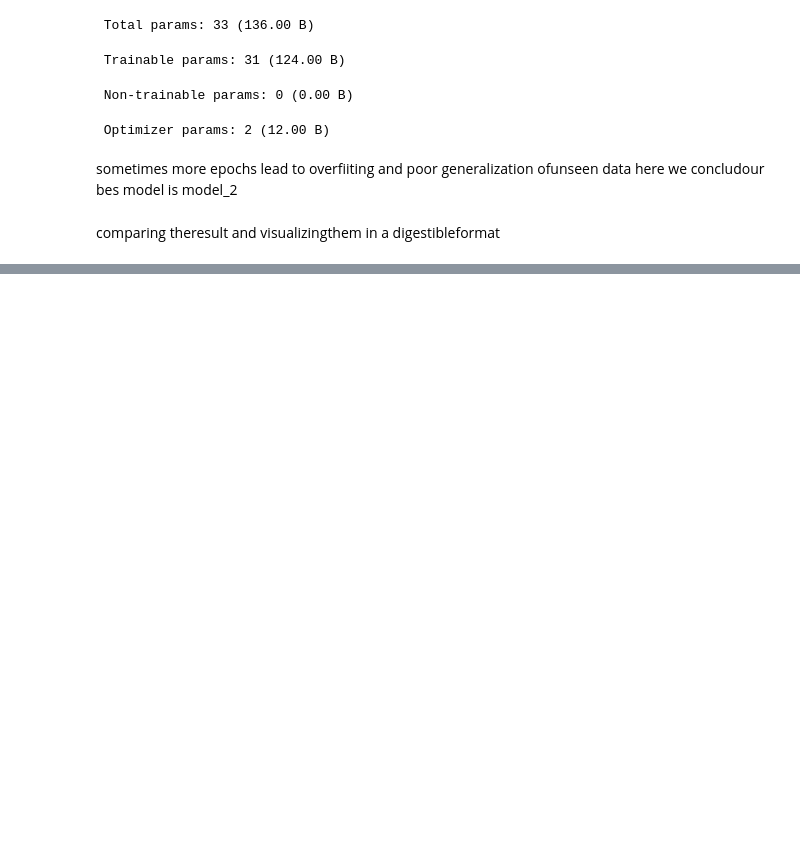
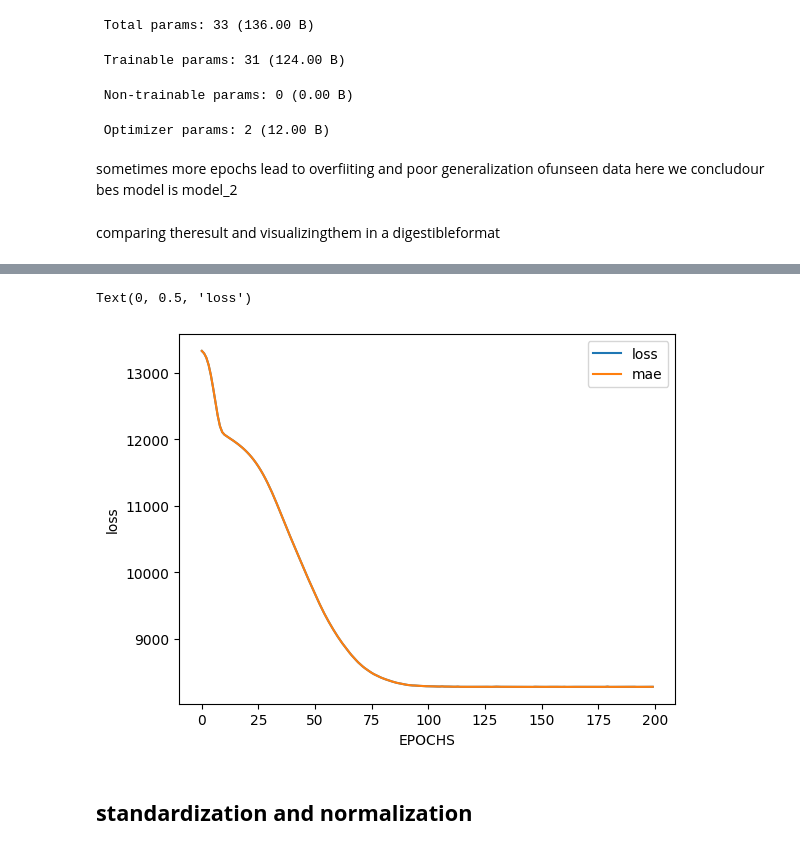
Before and after one commit to mohdabuzaransari9/tensorflow, a Jupyter notebook: file2_neural_network.ipynb, the cells around one changed output, grey strips where cells are left out. Saved outputs shown, nothing was run; the diff lists cells and outputs as text; code cells hidden in the pictures; blank space fills up the shorter version.

```diff
--- a/file2_neural_network.ipynb
+++ b/file2_neural_network.ipynb
@@ -993,0 +1274,15 @@ df
+# %%
+insurance_model2=tf.keras.Sequential([
+    tf.keras.layers.Dense(10,name="inputs_layer"),
+    tf.keras.layers.Dense(1)
+
+])
+
+insurance_model2.compile(
+    loss=tf.keras.losses.mae,
+    optimizer=tf.keras.optimizers.Adam(learning_rate=0.01),
+    metrics=["mae"]
+)
+
+
+history2=insurance_model2.fit(tf.expand_dims(x_train,axis=-1),y_train,epochs=200)
@@ -993,0 +1307,9 @@ df
+# %%
+pd.DataFrame(history2.history).plot()
+plt.xlabel("EPOCHS")
+plt.ylabel("loss")
+# %% [output]
+Text(0, 0.5, 'loss')
+[figure, added]
+# %% [markdown]
+## **standardization and normalization**
```
Also changed, not shown: parts of 87 cells of this notebook.
